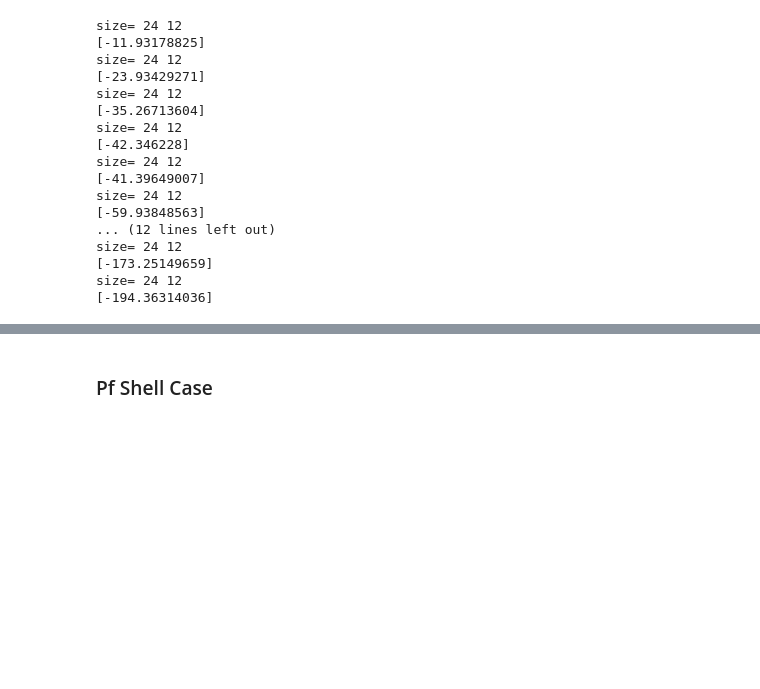
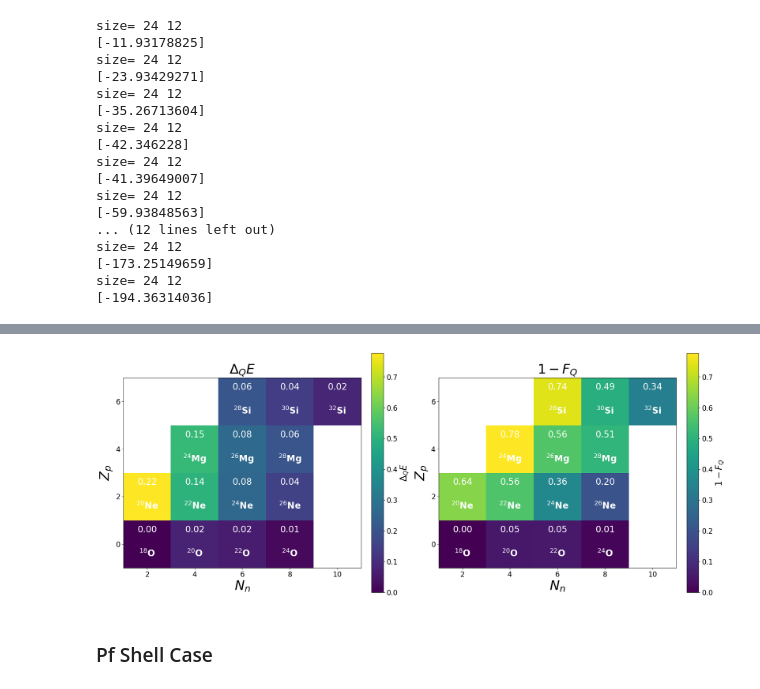
Before and after one commit to emacosta95/2nd_qa4nsm, a Jupyter notebook: AnalysisQHQ.ipynb, the cells around one changed output, grey strips where cells are left out. Cells and saved outputs as stored; diff of their text form; code cells hidden in the pictures; blank space fills up the shorter version.

```diff
--- a/AnalysisQHQ.ipynb
+++ b/AnalysisQHQ.ipynb
@@ -349,8 +381,8 @@ print(hamiltonian_qq.shape)
 # %% [markdown]
 Perform the quantum Annealing protocol in $H_Q$
 # %%
-time_step=100
-tf=10
+time_step=250
+tf=25
 n_levels=3
 dt=tf/time_step
 energy=np.zeros(time_step)
@@ -361,7 +393,7 @@ psi=np.asarray(psi_configuration_qq.copy())[:,0]
 for i,t in enumerate(time):
     hamiltonian_t=(1-t/tf)*initialhamiltonianQQ+(t/tf)*hamiltonian_qq
 
-    eiglevals,_=np.linalg.eigh(hamiltonian_t.todense())
+    eiglevals,_=eigsh(hamiltonian_t,k=n_levels,which='SA')
     psi=expm_multiply(-1j*dt*hamiltonian_t,psi)
     energy[i]=psi[:].conjugate().dot(hamiltonian_t.dot(psi[:]))
     spectrum[i]=eiglevals
@@ -586,3 +622,97 @@ plt.show()
+# %%
+fig, ax = plt.subplots(1, 2, figsize=(20, 10))  # 1 row, 2 columns
+
+### ---------- First plot: Δ_Q E ---------- ###
+values = energy_errors
+
+# Get unique proton and neutron numbers
+protons = sorted(set(p for n, p in nparts))
+neutrons = sorted(set(n for n, p in nparts))
+p_idx = {p: i for i, p in enumerate(protons)}
+n_idx = {n: i for i, n in enumerate(neutrons)}
+
+# Create and fill matrix [protons, neutrons]
+matrix = np.full((len(protons), len(neutrons)), np.nan)
+for (n, p), val in zip(nparts, values):
+    matrix[p_idx[p], n_idx[n]] = val
+
+# Plot heatmap
+cax = ax[0].imshow(matrix, cmap='viridis', origin='lower')
+
+# Axes
+ax[0].set_xticks(np.arange(len(neutrons)))
+ax[0].set_yticks(np.arange(len(protons)))
+ax[0].set_xticklabels(neutrons, fontsize=14)
+ax[0].set_yticklabels(protons, fontsize=14)
+ax[0].set_xlabel(r"$N_n$", fontsize=30)
+ax[0].set_ylabel(r"$Z_p$", fontsize=30)
+ax[0].set_title(r'$\Delta_Q E$', fontsize=30)
+
+# Overlay values and titles
+for (n, p), title, val in zip(nparts, titles, values):
+    i = p_idx[p]
+    j = n_idx[n]
+    if not np.isnan(val):
+        ax[0].text(j, i - 0.2, f"{title}", ha='center', va='center', color='white', fontsize=20, weight='bold')
+        ax[0].text(j, i + 0.3, f"{val:.2f}", ha='center', va='center', color='white', fontsize=20)
+
+# Colorbar
+# cbar = fig.colorbar(cax, ax=ax[0])
+# cbar.set_label(r'$\Delta_Q E$', fontsize=20)
+# cbar.ax.tick_params(labelsize=16)
+
+
+### ---------- Second plot: 1 - F_Q ---------- ###
+values = fidelities
+
+# Create and fill matrix [protons, neutrons]
+matrix = np.full((len(protons), len(neutrons)), np.nan)
+for (n, p), val in zip(nparts, values):
+    matrix[p_idx[p], n_idx[n]] = val
+
+# Plot heatmap
+cax = ax[1].imshow(matrix, cmap='viridis', origin='lower')
+
+# Axes
+ax[1].set_xticks(np.arange(len(neutrons)))
+ax[1].set_yticks(np.arange(len(protons)))
+ax[1].set_xticklabels(neutrons, fontsize=20)
+ax[1].set_yticklabels(protons, fontsize=20)
+ax[1].set_xlabel(r"$N_n$", fontsize=30)
+ax[1].set_ylabel(r"$Z_p$", fontsize=30)
+ax[1].set_title(r'$1-F_Q$', fontsize=30)
+
+# Overlay values and titles
+for (n, p), title, val in zip(nparts, titles, values):
+    i = p_idx[p]
+    j = n_idx[n]
+    if not np.isnan(val):
+        ax[1].text(j, i - 0.2, f"{title}", ha='center', va='center', color='white', fontsize=20, weight='bold')
+        ax[1].text(j, i + 0.3, f"{val:.2f}", ha='center', va='center', color='white', fontsize=20)
+
+# # Colorbar
+# cbar = fig.colorbar(cax, ax=ax[1])
+# cbar.set_label(r'$1-F_Q$', fontsize=20)
+# cbar.ax.tick_params(labelsize=16)
+
+# Colorbar for Δ_Q E
+cbar = fig.colorbar(cax, ax=ax[0], fraction=0.046, pad=0.04)
+cbar.set_label(r'$\Delta_Q E$', fontsize=20)
+cbar.ax.tick_params(labelsize=16)
+
+# ...
+# Colorbar for 1 - F_Q
+cbar = fig.colorbar(cax, ax=ax[1], fraction=0.046, pad=0.04)
+cbar.set_label(r'$1-F_Q$', fontsize=20)
+cbar.ax.tick_params(labelsize=16)
+
+# Final touches
+ax[0].tick_params(labelsize=16)
+ax[1].tick_params(labelsize=16)
+plt.tight_layout()
+plt.show()
+# %% [output]
+[figure, added]
 # %% [markdown]
 ### Pf Shell Case
 # %% [markdown]
```
Also changed, not shown: parts of 14 cells of this notebook, 7 other files.
